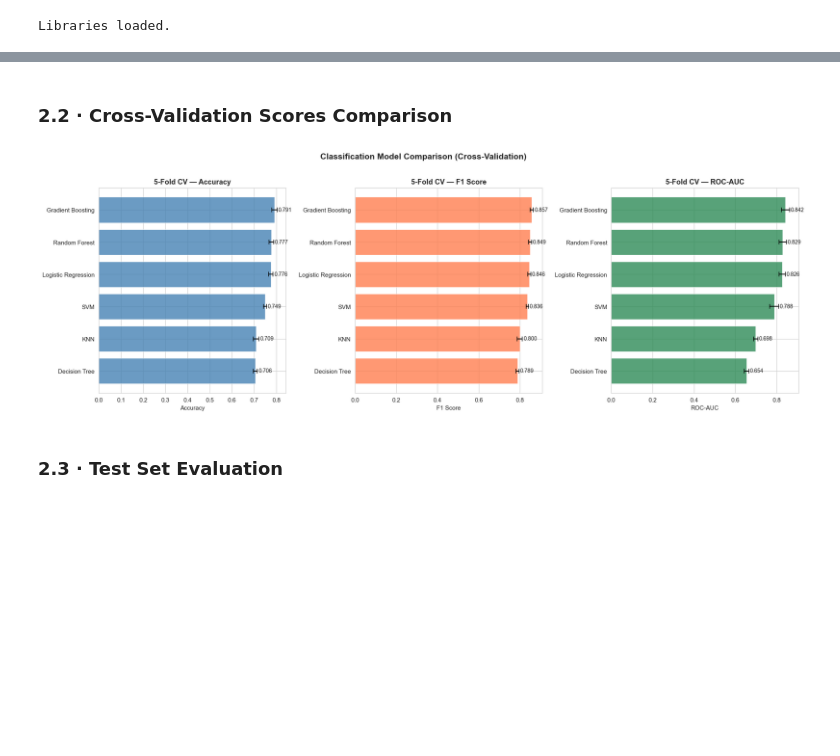
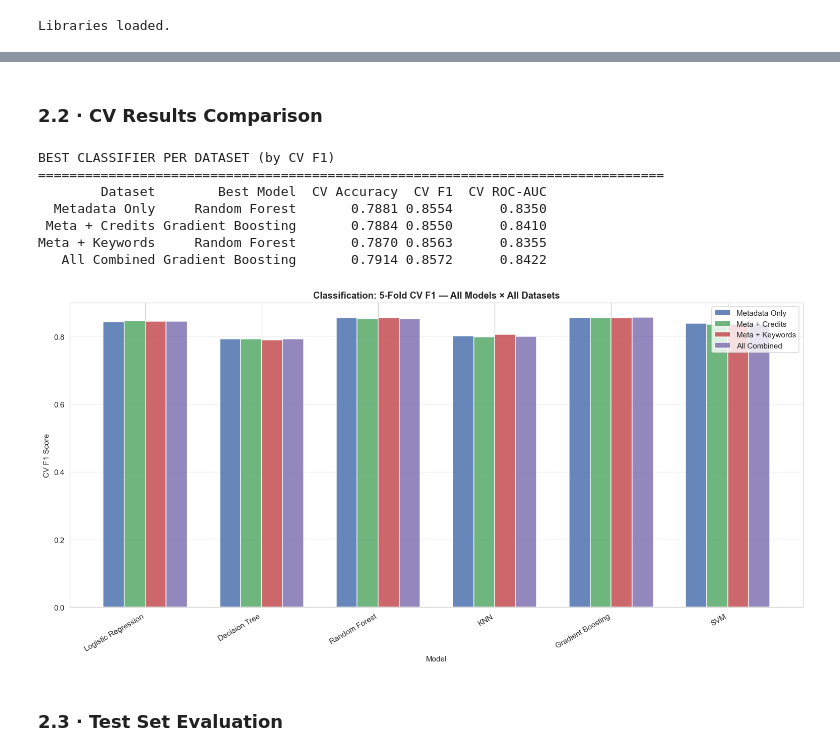
Before and after one commit to MaryemD/movie-success-predictor, a Jupyter notebook: notebooks/04_model_training_and_evaluation.ipynb, the cells around one changed output, grey strips where cells are left out. Saved outputs shown, nothing was run; the diff lists cells and outputs as text; code cells hidden in the pictures; blank space fills up the shorter version.

```diff
--- a/notebooks/04_model_training_and_evaluation.ipynb
+++ b/notebooks/04_model_training_and_evaluation.ipynb
@@ -113,27 +145,50 @@ SVM                       0.7489±0.007 0.8360±0.005 0.7877±0.021  17.3s
 # %% [markdown]
-### 2.2 · Cross-Validation Scores Comparison
+### 2.2 · CV Results Comparison
-# %%
-cv_df_clf = pd.DataFrame(cv_results_clf).T
-
-fig, axes = plt.subplots(1, 3, figsize=(18, 6))
-metrics = [('accuracy_mean', 'accuracy_std', 'Accuracy', 'steelblue'),
-           ('f1_mean', 'f1_std', 'F1 Score', 'coral'),
-           ('auc_mean', 'auc_std', 'ROC-AUC', 'seagreen')]
-
-for ax, (m, s, title, color) in zip(axes, metrics):
-    vals = cv_df_clf[m].sort_values(ascending=True)
-    errs = cv_df_clf.loc[vals.index, s]
-    ax.barh(vals.index, vals.values, xerr=errs.values, color=color, alpha=0.8,
-            capsize=4, edgecolor='white', linewidth=0.8)
-    ax.set_xlabel(title)
-    ax.set_title(f'5-Fold CV — {title}', fontweight='bold')
-    for i, (v, e) in enumerate(zip(vals.values, errs.values)):
-        ax.text(v + e + 0.005, i, f'{v:.3f}', va='center', fontsize=9)
-
-plt.suptitle('Classification Model Comparison (Cross-Validation)', fontsize=14, fontweight='bold', y=1.02)
-plt.tight_layout()
-plt.show()
-# %% [output]
-[figure, removed]
+# %%
+# Best model per dataset (by CV F1)
+best_clf_summary = []
+for ds_key in DATASETS:
+    cv_res = all_cv_clf[ds_key]
+    best_name = max(cv_res, key=lambda m: cv_res[m]['f1'])
+    best = cv_res[best_name]
+    best_clf_summary.append({
+        'Dataset': DS_LABELS[ds_key], 'Best Model': best_name,
+        'CV Accuracy': round(best['accuracy'], 4),
+        'CV F1': round(best['f1'], 4), 'CV ROC-AUC': round(best['roc_auc'], 4),
+    })
+
+print("BEST CLASSIFIER PER DATASET (by CV F1)")
+print("=" * 80)
+print(pd.DataFrame(best_clf_summary).to_string(index=False))
+
+# Grouped bar chart: F1 of all models across datasets
+fig, ax = plt.subplots(figsize=(14, 7))
+model_names = list(clf_models.keys())
+x = np.arange(len(model_names))
+width = 0.18
+colors = ['#4c72b0', '#55a868', '#c44e52', '#8172b2']
+
+for i, ds_key in enumerate(DATASETS):
+    f1_vals = [all_cv_clf[ds_key][m]['f1'] for m in model_names]
+    ax.bar(x + i * width, f1_vals, width, label=DS_LABELS[ds_key], color=colors[i], alpha=0.85)
+
+ax.set_xlabel('Model')
+ax.set_ylabel('CV F1 Score')
+ax.set_title('Classification: 5-Fold CV F1 — All Models × All Datasets', fontweight='bold')
+ax.set_xticks(x + width * 1.5)
+ax.set_xticklabels(model_names, rotation=30, ha='right')
+ax.legend()
+ax.grid(axis='y', alpha=0.3)
+plt.tight_layout()
+plt.show()
+# %% [output]
+BEST CLASSIFIER PER DATASET (by CV F1)
+================================================================================
+        Dataset        Best Model  CV Accuracy  CV F1  CV ROC-AUC
+  Metadata Only     Random Forest       0.7881 0.8554      0.8350
+ Meta + Credits Gradient Boosting       0.7884 0.8550      0.8410
+Meta + Keywords     Random Forest       0.7870 0.8563      0.8355
+   All Combined Gradient Boosting       0.7914 0.8572      0.8422
+[figure, added]
 # %% [markdown]
 ### 2.3 · Test Set Evaluation
```
Also changed, not shown: parts of 49 cells of this notebook, 23 other files.
